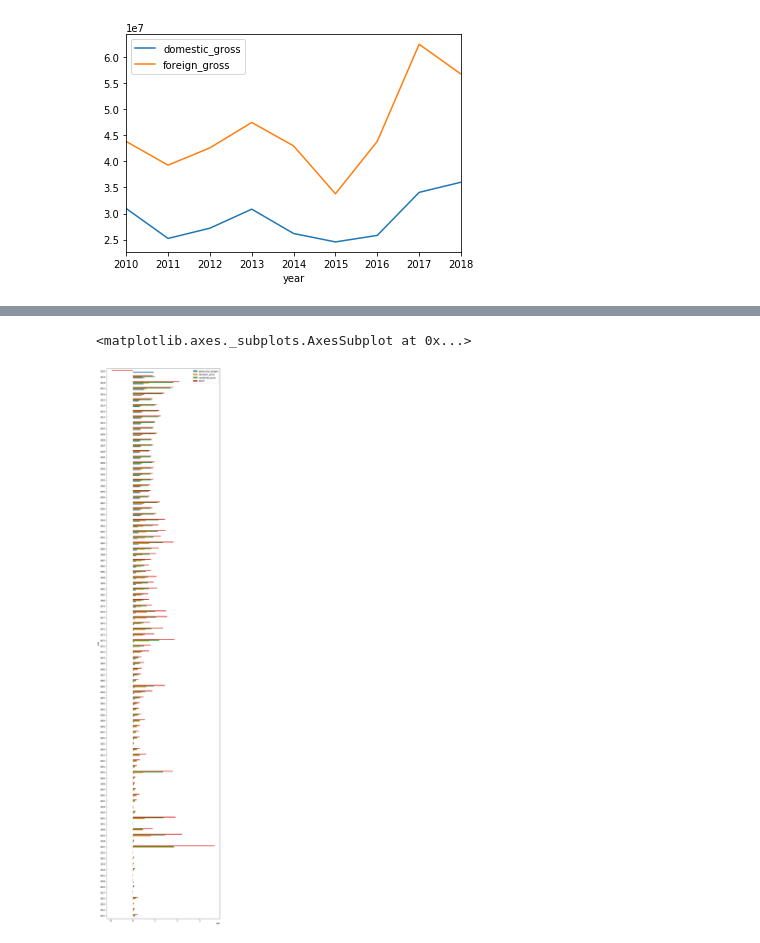
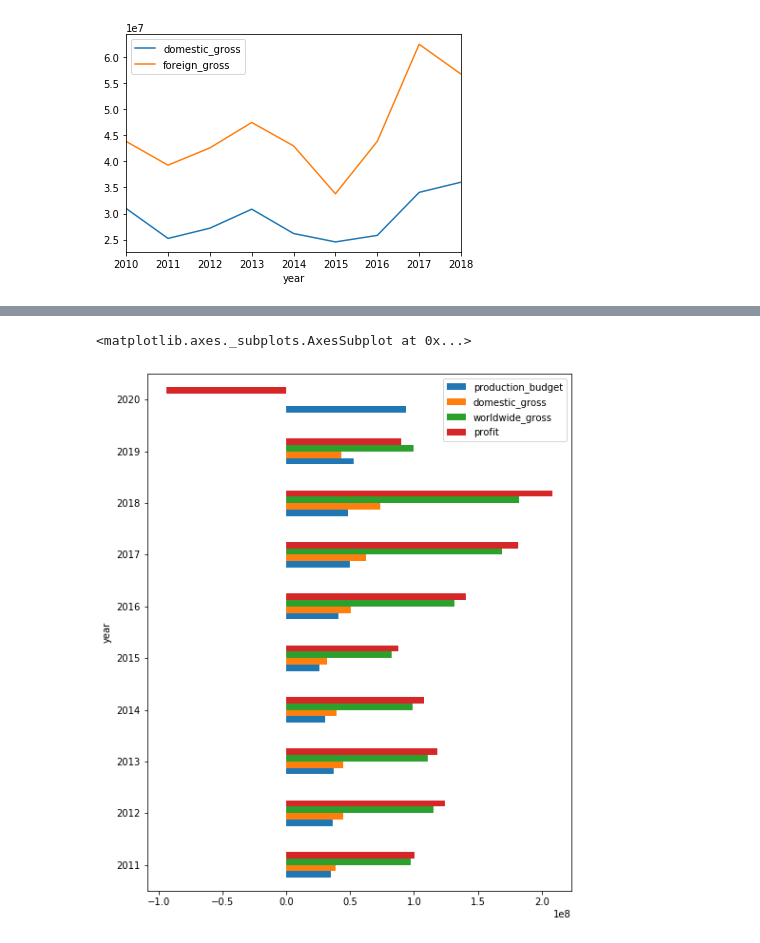
Before and after one commit to ksis1st/Project_MS_Studio, a Jupyter notebook: Project_MS_Studio_2.ipynb, the cells around one changed output, grey strips where cells are left out. Drawn from its saved outputs; the diff is of its cells as text; code cells hidden in the pictures.

Commit message:
Replaced 100 year graph with 10 year

```diff
--- a/Project_MS_Studio_2.ipynb
+++ b/Project_MS_Studio_2.ipynb
@@ -107,3 +108,5 @@ bom.groupby('year').mean().plot()
 # %% [output]
 <matplotlib.axes._subplots.AxesSubplot at 0x...>
 [figure]
+# %%
+tn_r1 = tn_r.loc[tn_r['year'] > 2010]
@@ -110,5 +116,5 @@ bom.groupby('year').mean().plot()
 # %%
-tn_r.groupby('year').mean().plot(kind = 'barh', figsize = (10, 50))
+tn_r1.groupby('year').mean().plot(kind = 'barh', figsize = (8, 10))
 # %% [output]
 <matplotlib.axes._subplots.AxesSubplot at 0x...>
-[figure, old version]
+[figure, new version]
```
Also changed, not shown: parts of 8 cells of this notebook, 2 other files.
